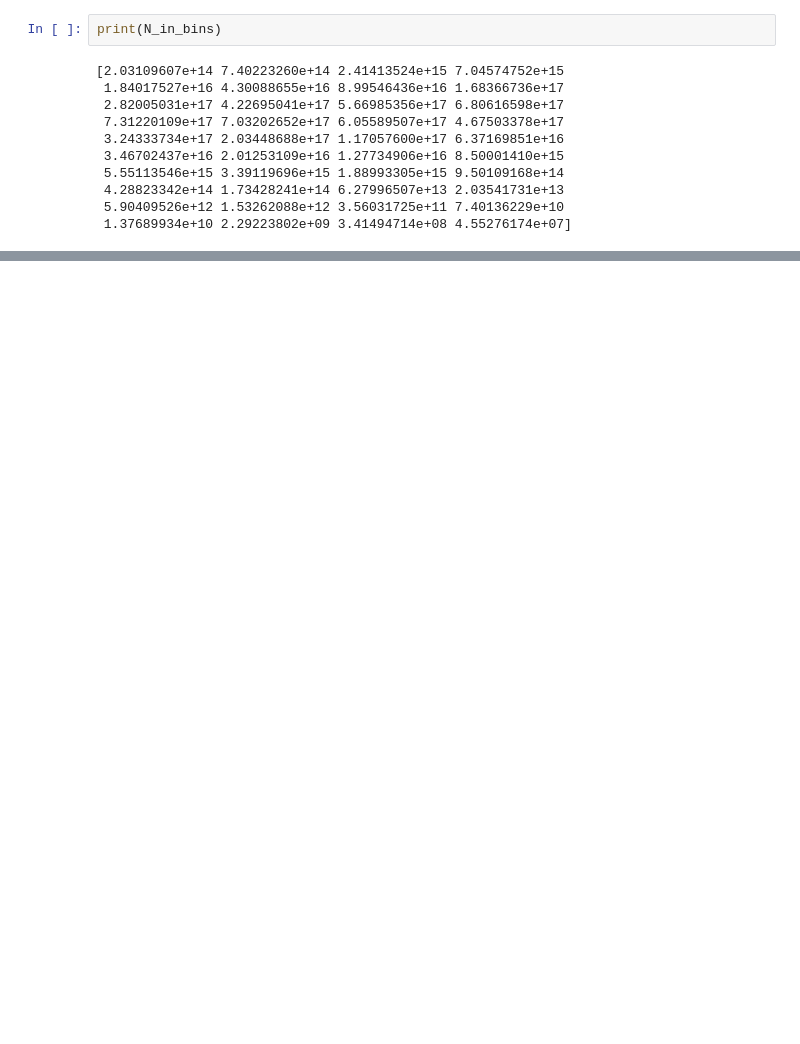
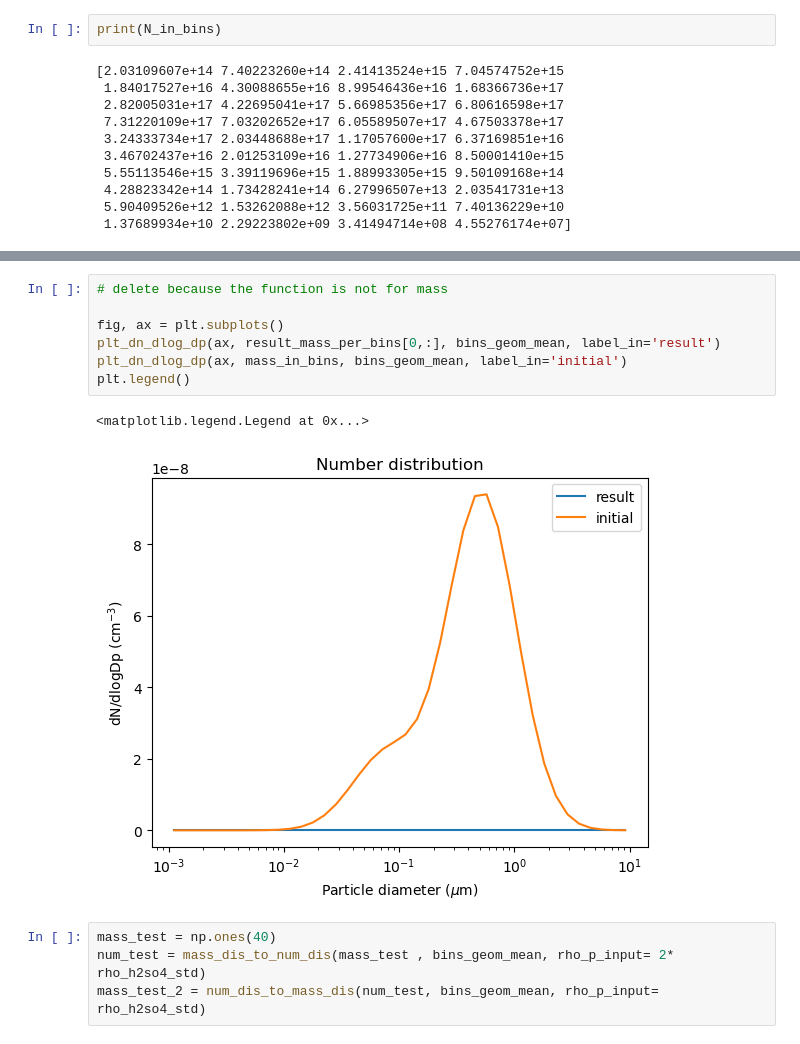
Before and after one commit to masoud-akbarzadeh/aerosol_clouds_class, a Jupyter notebook: hw3_aerosol_physics/hw_3_aero_general_dyn_eqn.ipynb, the cells around one changed output, grey strips where cells are left out. Drawn from its saved outputs; the diff is of its cells as text; blank space fills up the shorter version.

```diff
--- a/hw3_aerosol_physics/hw_3_aero_general_dyn_eqn.ipynb
+++ b/hw3_aerosol_physics/hw_3_aero_general_dyn_eqn.ipynb
@@ -619,0 +722,14 @@ plt_dn_dlog_dp(ax, dN_dlogDp, bins_geom_mean)
+# %%
+# delete because the function is not for mass
+
+fig, ax = plt.subplots()
+plt_dn_dlog_dp(ax, result_mass_per_bins[0,:], bins_geom_mean, label_in='result')
+plt_dn_dlog_dp(ax, mass_in_bins, bins_geom_mean, label_in='initial')
+plt.legend()
+# %% [output]
+<matplotlib.legend.Legend at 0x...>
+[figure, added]
+# %%
+mass_test = np.ones(40)
+num_test = mass_dis_to_num_dis(mass_test , bins_geom_mean, rho_p_input= 2* rho_h2so4_std)
+mass_test_2 = num_dis_to_mass_dis(num_test, bins_geom_mean, rho_p_input= rho_h2so4_std)
```
Also changed, not shown: parts of 23 cells of this notebook, 5 other files.
